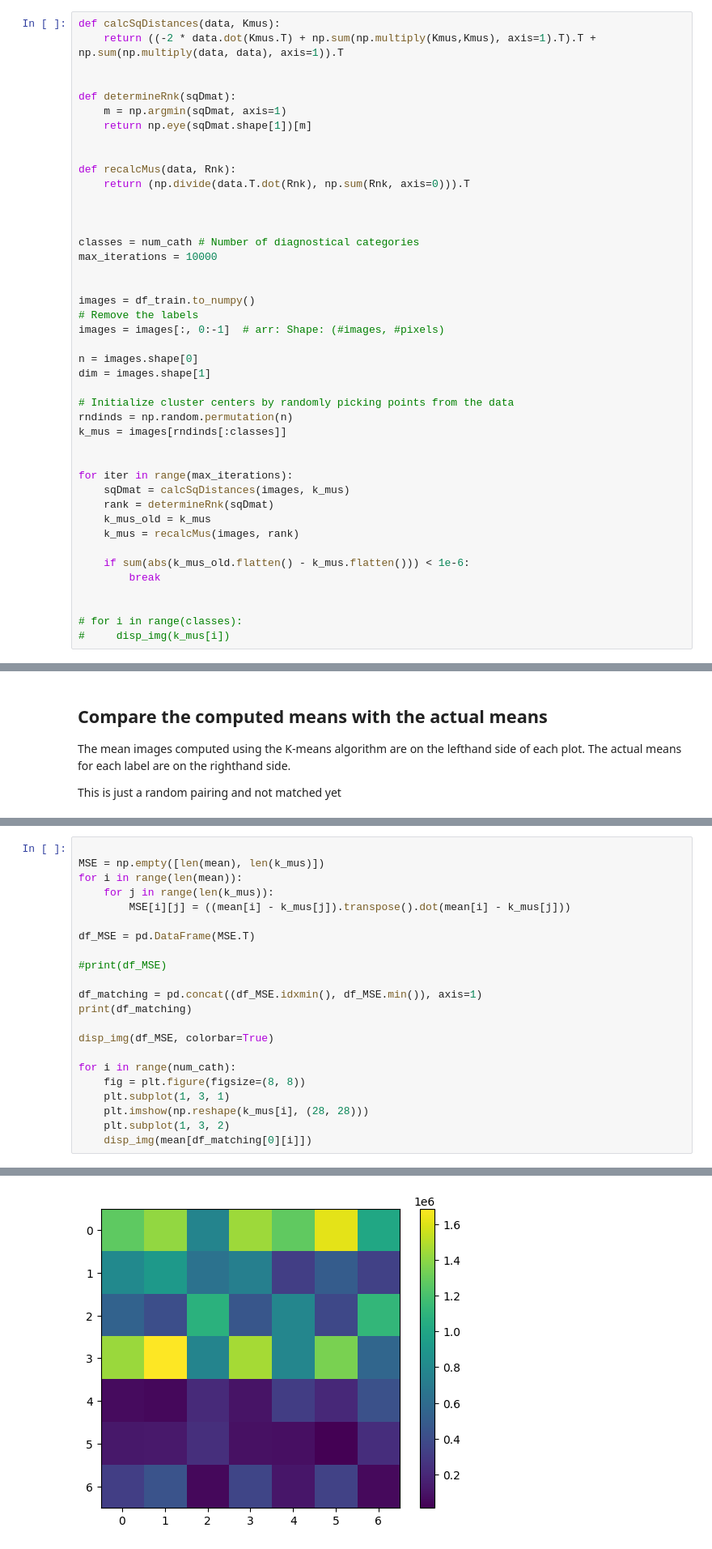
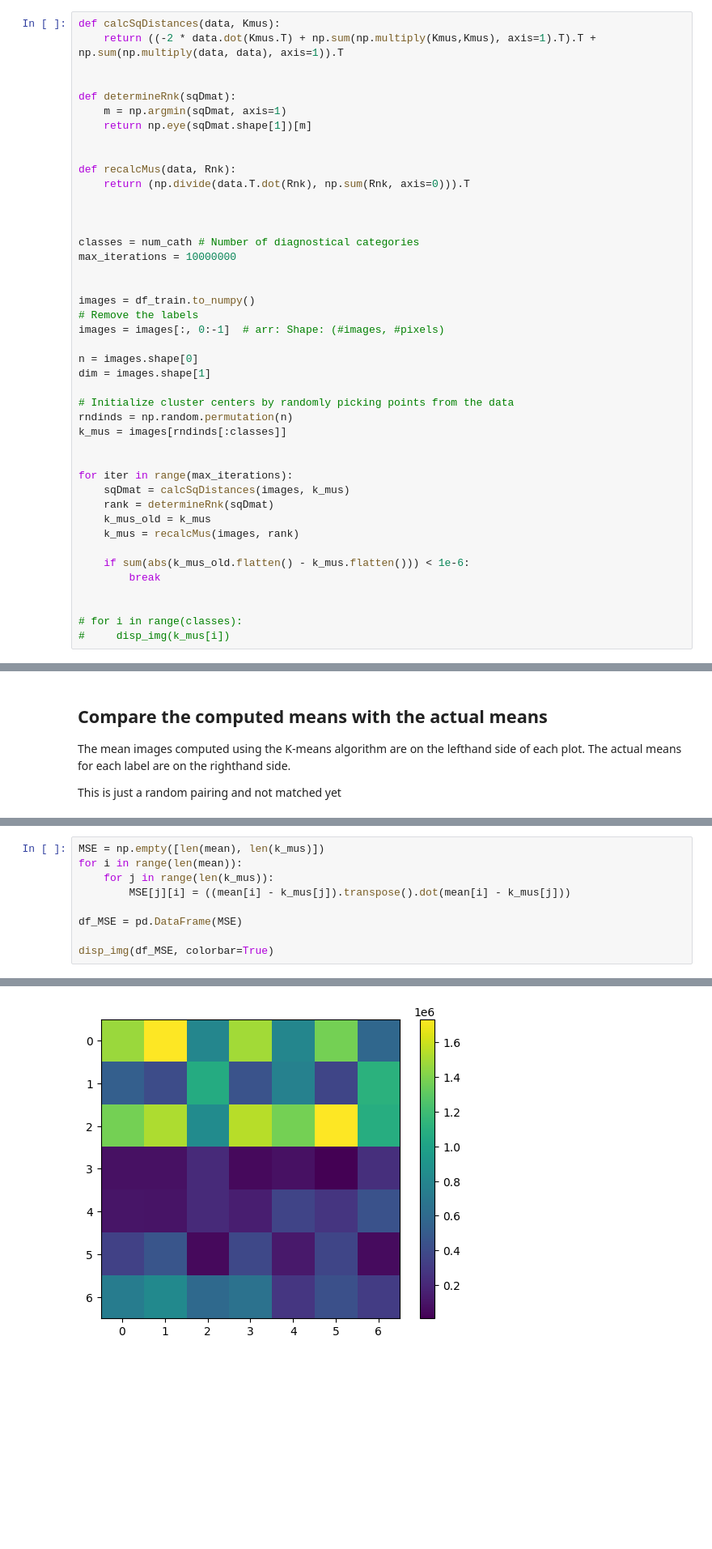
Before and after one commit to lusxvr/cogs118b_finalProject, a Jupyter notebook: kmeans.ipynb, the cells around one changed output, grey strips where cells are left out. Shown at 81% size. Cells and saved outputs as stored; diff of their text form; blank space fills up the shorter version.

Commit message:
Finished K-Means

```diff
--- a/kmeans.ipynb
+++ b/kmeans.ipynb
@@ -179,7 +179,7 @@ def recalcMus(data, Rnk):
 
 
 classes = num_cath # Number of diagnostical categories
-max_iterations = 10000
+max_iterations = 10000000
 
 
 images = df_train.to_numpy()
@@ -252,23 +242,10 @@ TODO: Calculate the matching not as the absolute lowest error for a calculated c
 # %%
-
 MSE = np.empty([len(mean), len(k_mus)])
 for i in range(len(mean)):
     for j in range(len(k_mus)):
-        MSE[i][j] = ((mean[i] - k_mus[j]).transpose().dot(mean[i] - k_mus[j]))
+        MSE[j][i] = ((mean[i] - k_mus[j]).transpose().dot(mean[i] - k_mus[j]))
 
-df_MSE = pd.DataFrame(MSE.T)
-
-#print(df_MSE)
-
-df_matching = pd.concat((df_MSE.idxmin(), df_MSE.min()), axis=1)
-print(df_matching)
+df_MSE = pd.DataFrame(MSE)
 
 disp_img(df_MSE, colorbar=True)
-
-for i in range(num_cath):
-    fig = plt.figure(figsize=(8, 8))
-    plt.subplot(1, 3, 1)
-    plt.imshow(np.reshape(k_mus[i], (28, 28)))
-    plt.subplot(1, 3, 2)
-    disp_img(mean[df_matching[0][i]])
 # %% [output]
@@ -283 +252 @@ for i in range(num_cath):
-[figure, old version]
+[figure, new version]
```
Also changed, not shown: parts of 10 cells of this notebook.
